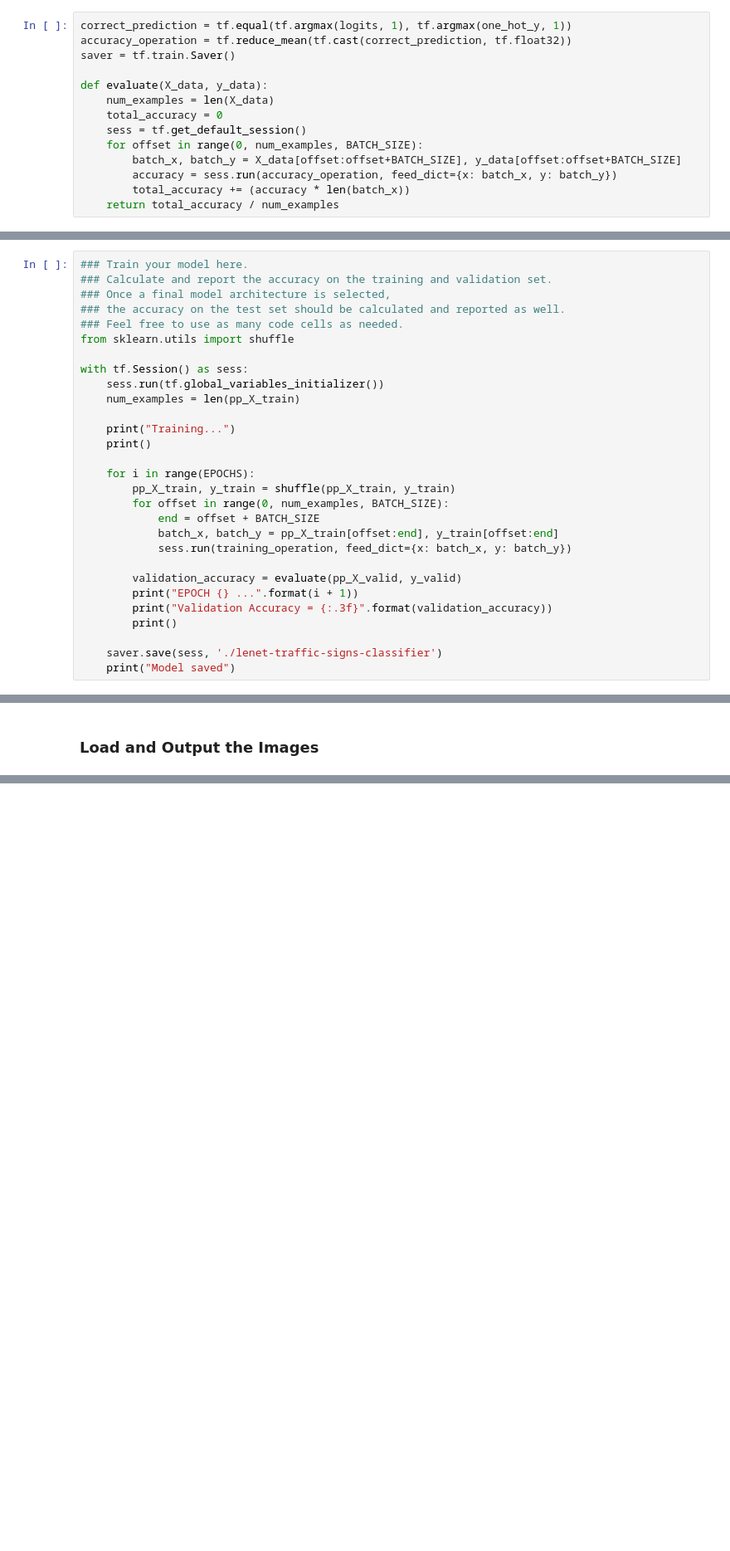
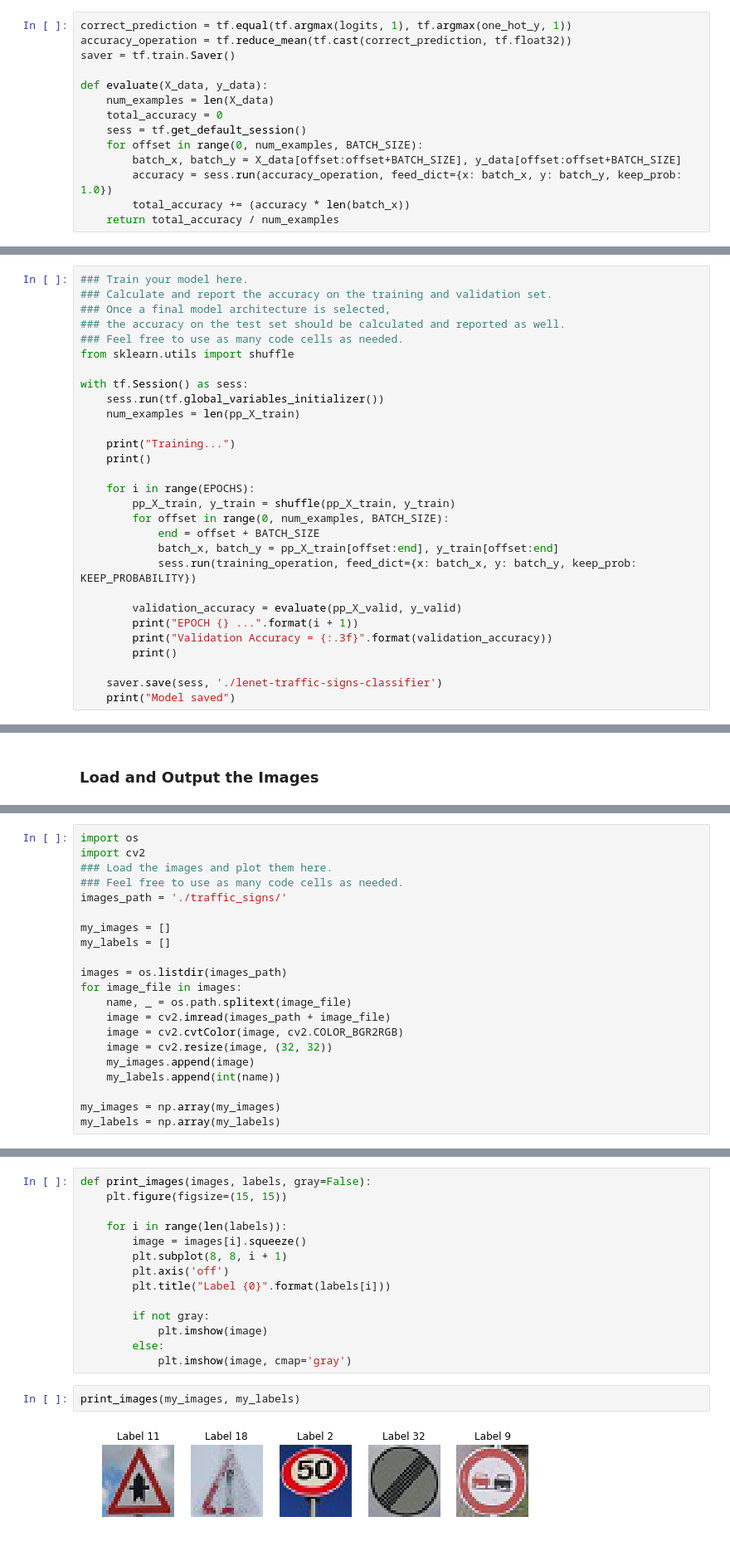
Before and after one commit to vburca/SDC-ND, a Jupyter notebook: projects/p2-traffic_sign_classifier/Traffic_Sign_Classifier.ipynb, the cells around one changed output, grey strips where cells are left out. Shown at 83% size. Cells and saved outputs as stored; diff of their text form; blank space fills up the shorter version.

```diff
--- a/projects/p2-traffic_sign_classifier/Traffic_Sign_Classifier.ipynb
+++ b/projects/p2-traffic_sign_classifier/Traffic_Sign_Classifier.ipynb
@@ -378,7 +400,7 @@ def evaluate(X_data, y_data):
     sess = tf.get_default_session()
     for offset in range(0, num_examples, BATCH_SIZE):
         batch_x, batch_y = X_data[offset:offset+BATCH_SIZE], y_data[offset:offset+BATCH_SIZE]
-        accuracy = sess.run(accuracy_operation, feed_dict={x: batch_x, y: batch_y})
+        accuracy = sess.run(accuracy_operation, feed_dict={x: batch_x, y: batch_y, keep_prob: 1.0})
         total_accuracy += (accuracy * len(batch_x))
     return total_accuracy / num_examples
 # %% [markdown]
@@ -403,7 +425,7 @@ with tf.Session() as sess:
         for offset in range(0, num_examples, BATCH_SIZE):
             end = offset + BATCH_SIZE
             batch_x, batch_y = pp_X_train[offset:end], y_train[offset:end]
-            sess.run(training_operation, feed_dict={x: batch_x, y: batch_y})
+            sess.run(training_operation, feed_dict={x: batch_x, y: batch_y, keep_prob: KEEP_PROBABILITY})
 
         validation_accuracy = evaluate(pp_X_valid, y_valid)
         print("EPOCH {} ...".format(i + 1))
@@ -433,0 +475,21 @@ You may find `signnames.csv` useful as it contains mappings from the class id (i
+# %%
+import os
+import cv2
+### Load the images and plot them here.
+### Feel free to use as many code cells as needed.
+images_path = './traffic_signs/'
+
+my_images = []
+my_labels = []
+
+images = os.listdir(images_path)
+for image_file in images:
+    name, _ = os.path.splitext(image_file)
+    image = cv2.imread(images_path + image_file)
+    image = cv2.cvtColor(image, cv2.COLOR_BGR2RGB)
+    image = cv2.resize(image, (32, 32))
+    my_images.append(image)
+    my_labels.append(int(name))
+
+my_images = np.array(my_images)
+my_labels = np.array(my_labels)
@@ -433,0 +498,18 @@ You may find `signnames.csv` useful as it contains mappings from the class id (i
+# %%
+def print_images(images, labels, gray=False):
+    plt.figure(figsize=(15, 15))
+
+    for i in range(len(labels)):
+        image = images[i].squeeze()
+        plt.subplot(8, 8, i + 1)
+        plt.axis('off')
+        plt.title("Label {0}".format(labels[i]))
+
+        if not gray:
+            plt.imshow(image)
+        else:
+            plt.imshow(image, cmap='gray')
+# %%
+print_images(my_images, my_labels)
+# %% [output]
+[figure, added]
```
Also changed, not shown: parts of 22 cells of this notebook, 5 other files.
